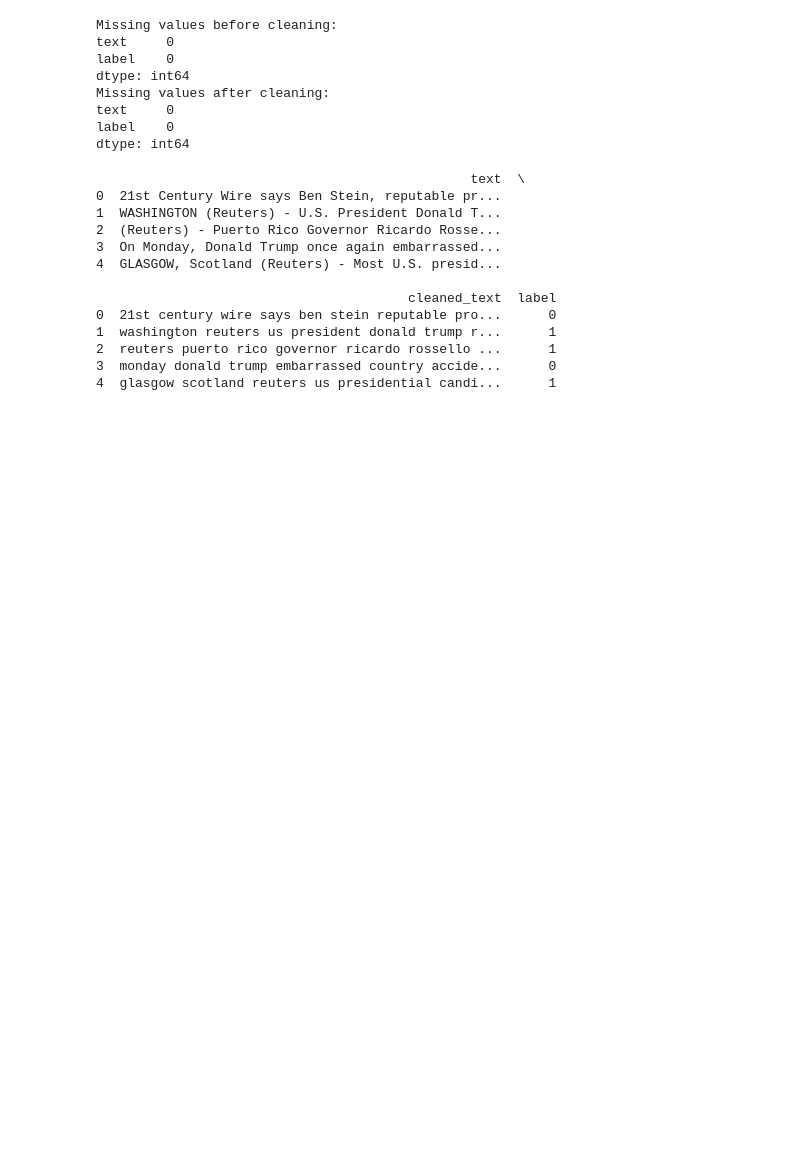
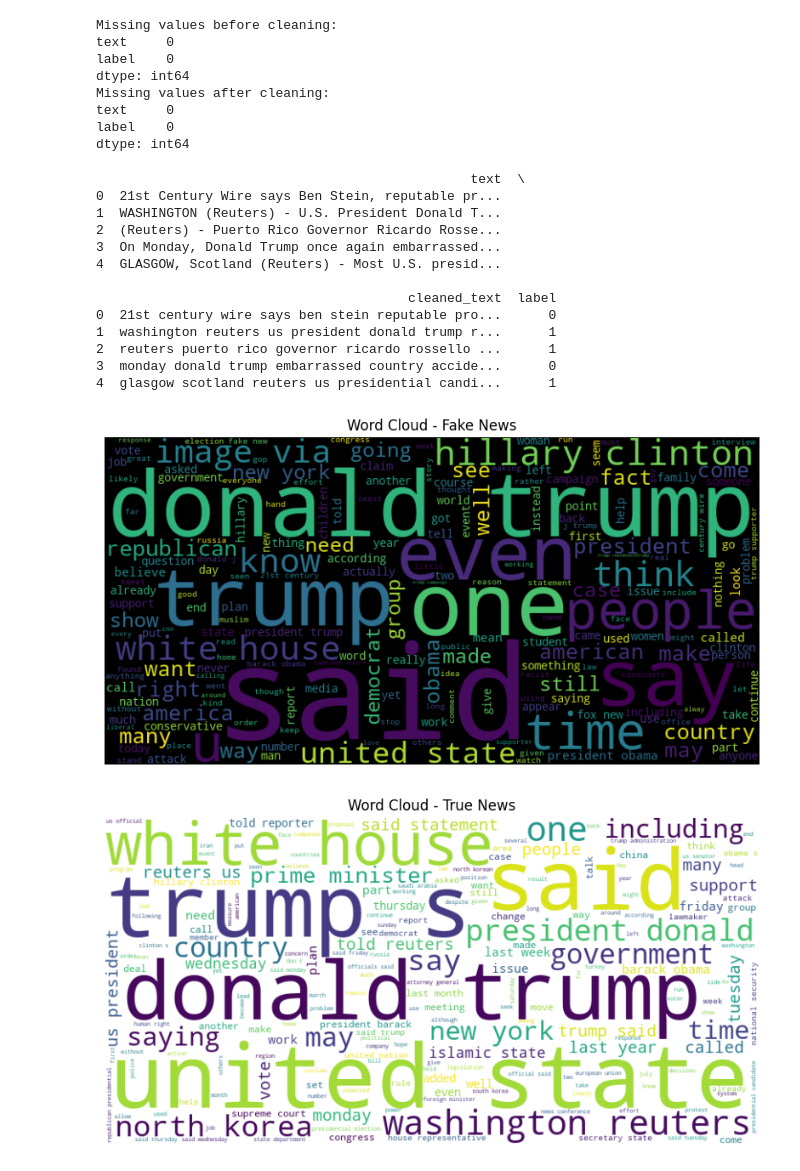
Before and after one commit to PouyaPourfarrokh/fake-news-detection, a Jupyter notebook: Fake News Detection Project.ipynb, the cells around one changed output. Cells and saved outputs as stored; diff of their text form; code cells hidden in the pictures; blank space fills up the shorter version.

Commit message:
Generate word clouds for fake and true news

```diff
--- a/Fake News Detection Project.ipynb
+++ b/Fake News Detection Project.ipynb
@@ -236,3 +239,27 @@ print(df[['text', 'cleaned_text', 'label']].head())
 2  reuters puerto rico governor ricardo rossello ...      1
 3  monday donald trump embarrassed country accide...      0
 4  glasgow scotland reuters us presidential candi...      1
+# %%
+
+# Generate word clouds for fake and true news
+fake_words = ' '.join(df[df['label'] == 0]['cleaned_text'])
+true_words = ' '.join(df[df['label'] == 1]['cleaned_text'])
+
+# Word Cloud for Fake News
+fake_wordcloud = WordCloud(width=800, height=400, background_color='black').generate(fake_words)
+plt.figure(figsize=(10, 5))
+plt.imshow(fake_wordcloud, interpolation='bilinear')
+plt.title("Word Cloud - Fake News")
+plt.axis('off')
+plt.show()
+
+# Word Cloud for True News
+true_wordcloud = WordCloud(width=800, height=400, background_color='white').generate(true_words)
+plt.figure(figsize=(10, 5))
+plt.imshow(true_wordcloud, interpolation='bilinear')
+plt.title("Word Cloud - True News")
+plt.axis('off')
+plt.show()
+# %% [output]
+[figure, added]
+[figure, added]
```
Also changed, not shown: parts of 1 cell of this notebook.
